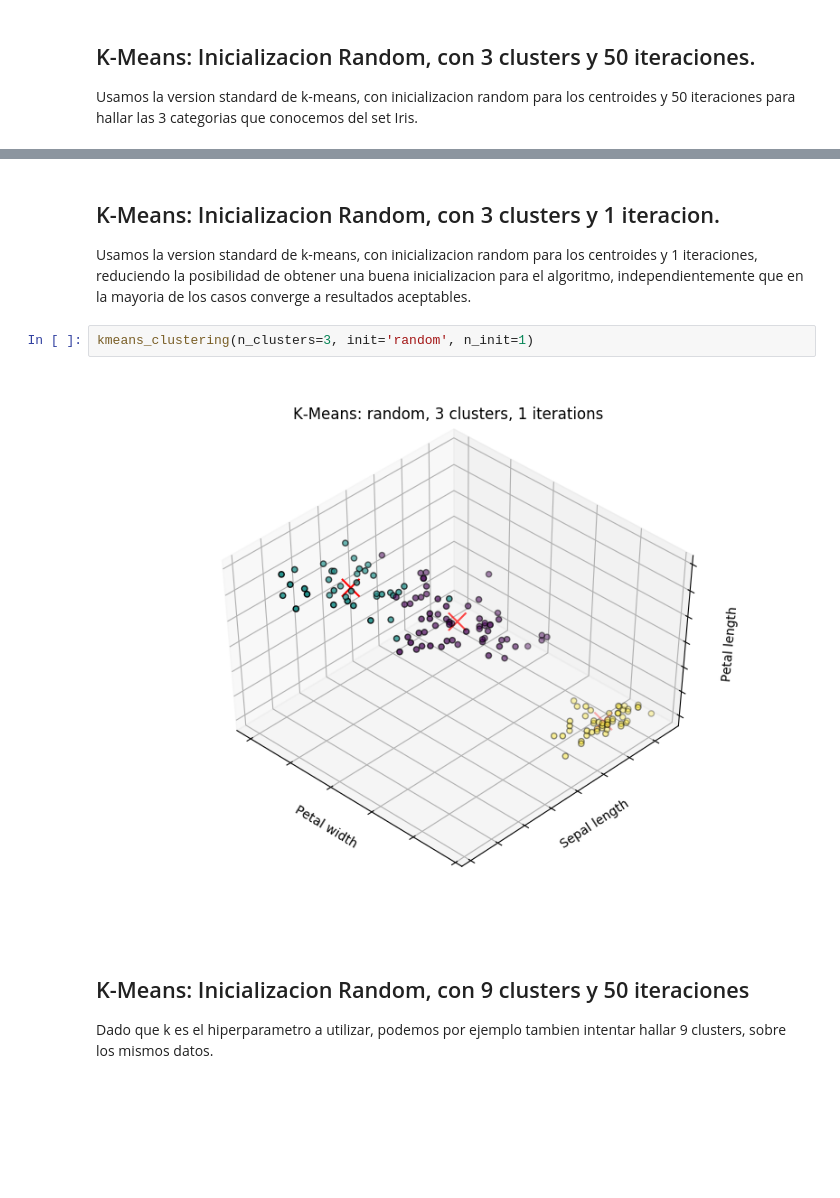
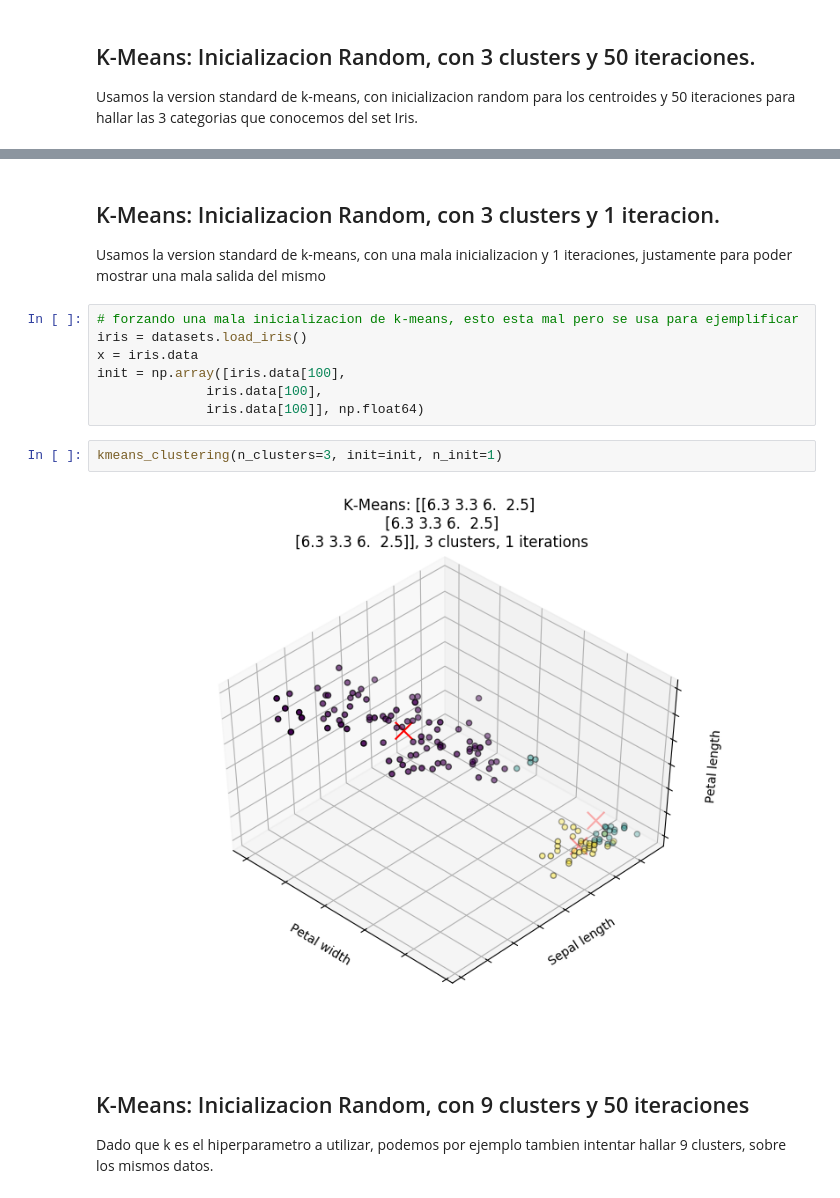
Before and after one commit to idontdomath/datos-clustering, a Jupyter notebook: 001-k-means-iris.ipynb, the cells around one changed output, grey strips where cells are left out. Cells and saved outputs as stored; diff of their text form; blank space fills up the shorter version.

Commit message:
adding an example of bad initialization for k-means

```diff
--- a/001-k-means-iris.ipynb
+++ b/001-k-means-iris.ipynb
@@ -111,11 +111,18 @@ kmeans_clustering(n_clusters=3, init='random', n_init=50)
 # %% [markdown]
 ## K-Means: Inicializacion Random, con 3 clusters y 1 iteracion.
 
-Usamos la version standard de k-means, con inicializacion random para los centroides y 1 iteraciones, reduciendo la posibilidad de obtener una buena inicializacion para el algoritmo, independientemente que en la mayoria de los casos converge a resultados aceptables.
+Usamos la version standard de k-means, con una mala inicializacion y 1 iteraciones, justamente para poder mostrar una mala salida del mismo
+# %%
+# forzando una mala inicializacion de k-means, esto esta mal pero se usa para ejemplificar
+iris = datasets.load_iris()
+x = iris.data
+init = np.array([iris.data[100],
+              iris.data[100],
+              iris.data[100]], np.float64)
 # %%
-kmeans_clustering(n_clusters=3, init='random', n_init=1)
+kmeans_clustering(n_clusters=3, init=init, n_init=1)
 # %% [output]
-[figure, old version]
+[figure, new version]
 # %% [markdown]
 ## K-Means: Inicializacion Random, con 9 clusters y 50 iteraciones
 
```
Also changed, not shown: parts of 3 cells of this notebook.
